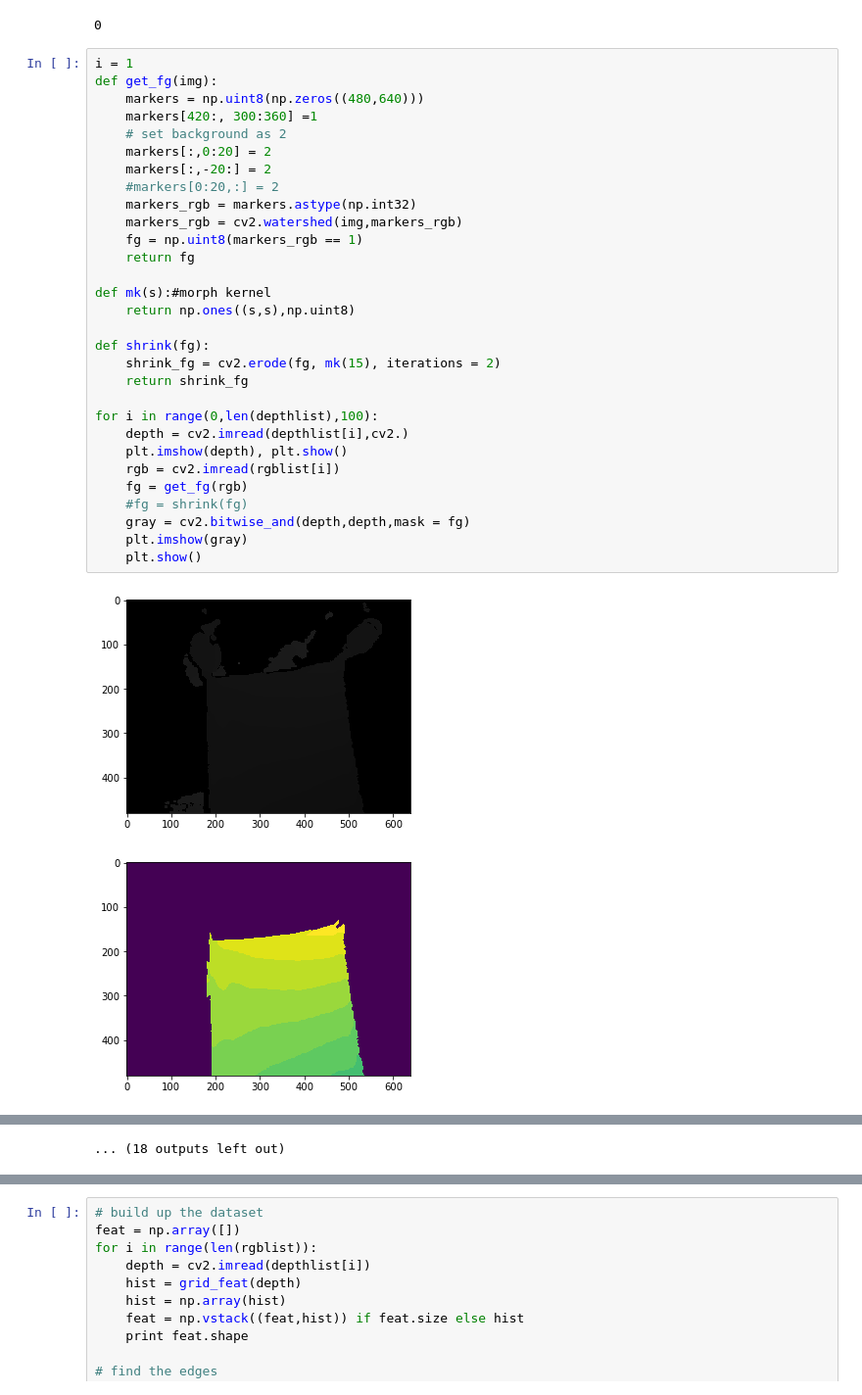
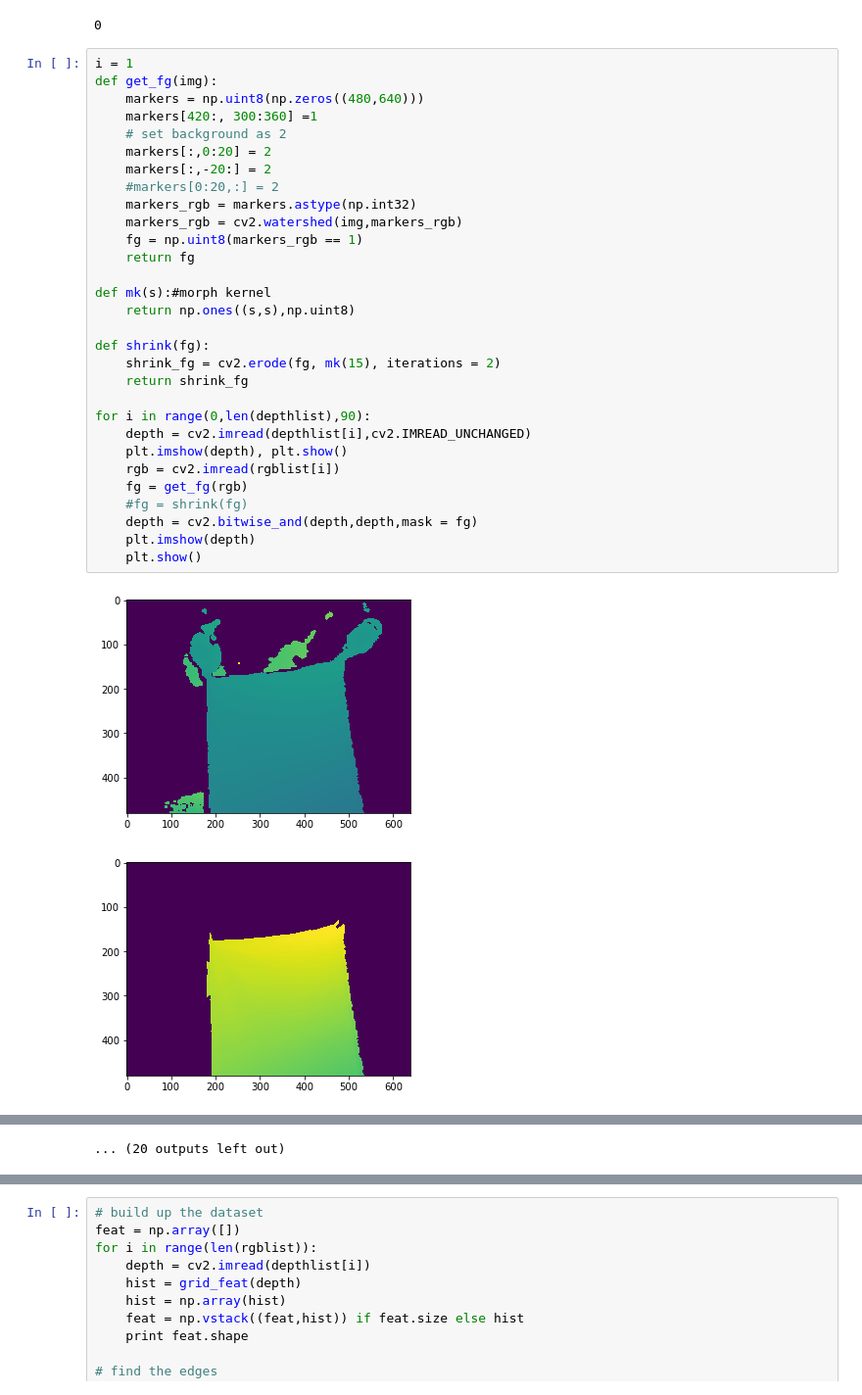
Before and after one commit to rmqlife/deformable, a Jupyter notebook: depth_feature.ipynb, the cells around one changed output, grey strips where cells are left out. Shown at 98% size. Cells and saved outputs as stored; diff of their text form.

```diff
--- a/depth_feature.ipynb
+++ b/depth_feature.ipynb
@@ -30,33 +30,33 @@ print np.min(depth)
 # %%
 i = 1
 def get_fg(img):
     markers = np.uint8(np.zeros((480,640)))
     markers[420:, 300:360] =1
     # set background as 2
     markers[:,0:20] = 2
     markers[:,-20:] = 2
     #markers[0:20,:] = 2
     markers_rgb = markers.astype(np.int32)
     markers_rgb = cv2.watershed(img,markers_rgb)
     fg = np.uint8(markers_rgb == 1)
     return fg
 
 def mk(s):#morph kernel
     return np.ones((s,s),np.uint8)
 
 def shrink(fg):
     shrink_fg = cv2.erode(fg, mk(15), iterations = 2)
     return shrink_fg
 
-for i in range(0,len(depthlist),100):
-    depth = cv2.imread(depthlist[i],cv2.)
+for i in range(0,len(depthlist),90):
+    depth = cv2.imread(depthlist[i],cv2.IMREAD_UNCHANGED)
     plt.imshow(depth), plt.show()
     rgb = cv2.imread(rgblist[i])
     fg = get_fg(rgb)
     #fg = shrink(fg)
-    gray = cv2.bitwise_and(depth,depth,mask = fg)
-    plt.imshow(gray)
+    depth = cv2.bitwise_and(depth,depth,mask = fg)
+    plt.imshow(depth)
     plt.show()
 # %% [output]
-[figure, old version]
+[figure, new version]
 [figure]
@@ -73,2 +73,2 @@ for i in range(0,len(depthlist),100):
-... (18 outputs left out)
+... (20 outputs left out)
 # %%
```
Also changed, not shown: parts of 3 cells of this notebook, 11 other files.
